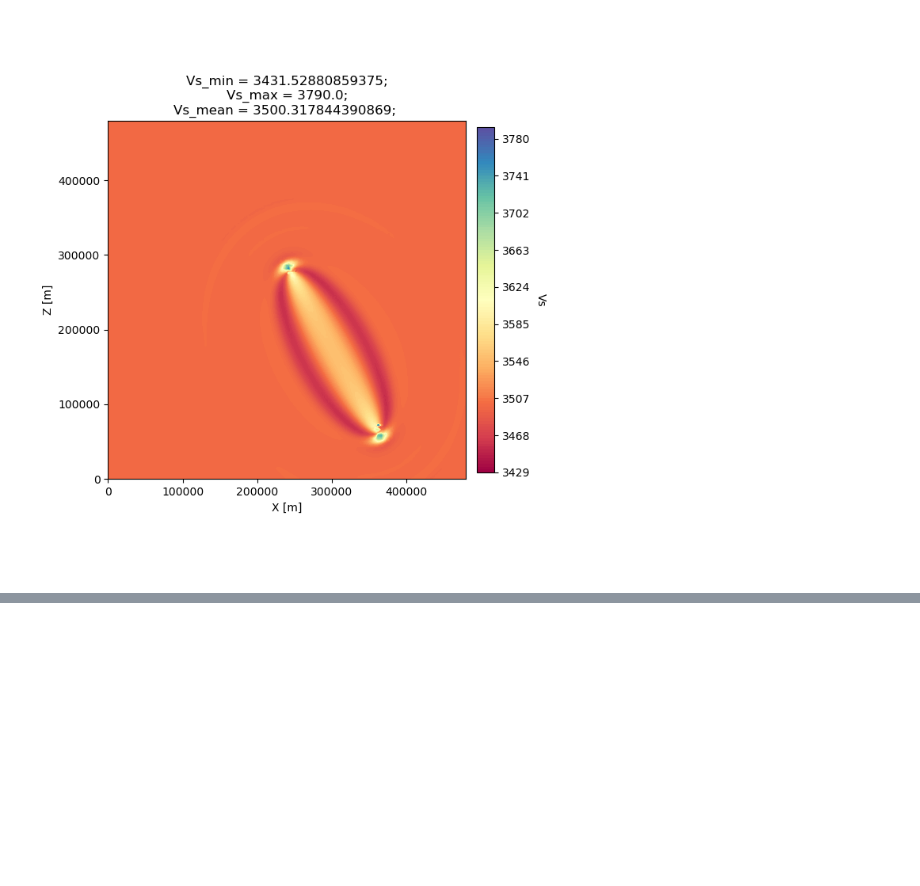
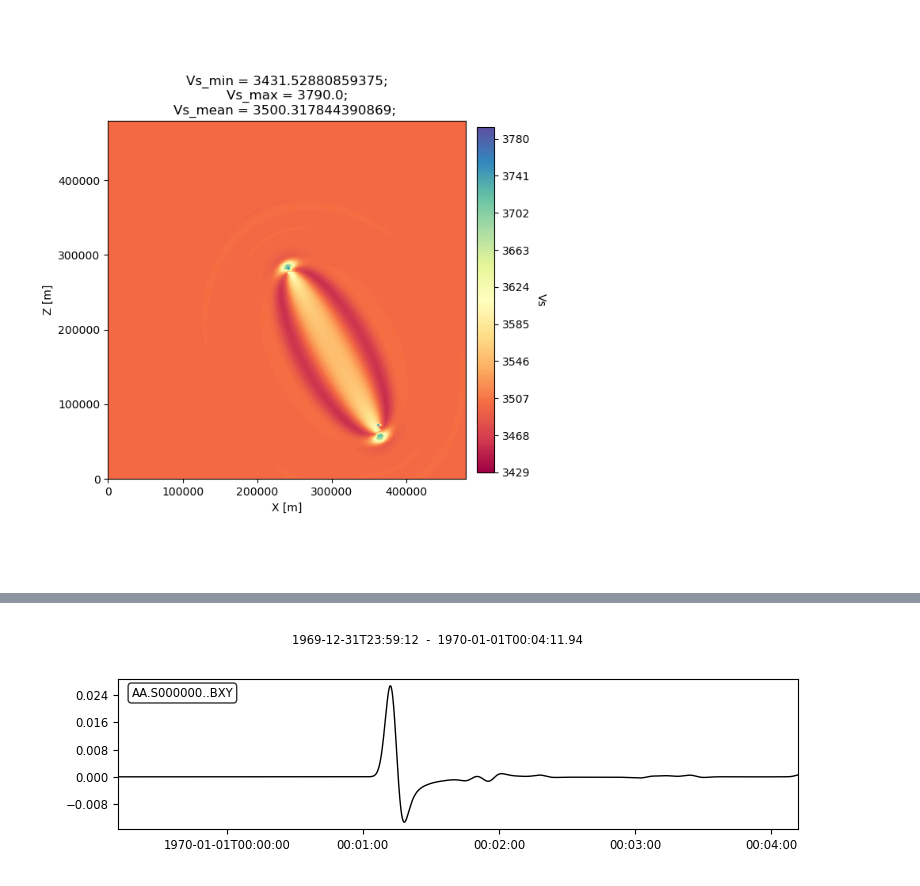
Before and after one commit to adjtomo/seisflows, a Jupyter notebook: docs/notebooks/specfem2d_example.ipynb, the cells around one changed output, grey strips where cells are left out. Drawn from its saved outputs; the diff is of its cells as text; code cells hidden in the pictures; blank space fills up the shorter version.

```diff
--- a/docs/notebooks/specfem2d_example.ipynb
+++ b/docs/notebooks/specfem2d_example.ipynb
@@ -257,0 +399,6 @@ Figure(707.107x707.107)
+# %%
+# The `plotst` function allows us to quickly visualize output seismograms
+! seisflows plotst output/solver/001/syn/AA.S000000.BXY.semd --save AA.S000000.BXY.semd.png
+Image(filename="AA.S000000.BXY.semd.png")
+# %% [output]
+[figure, added]
```
Also changed, not shown: parts of 58 cells of this notebook, 3 other files.
